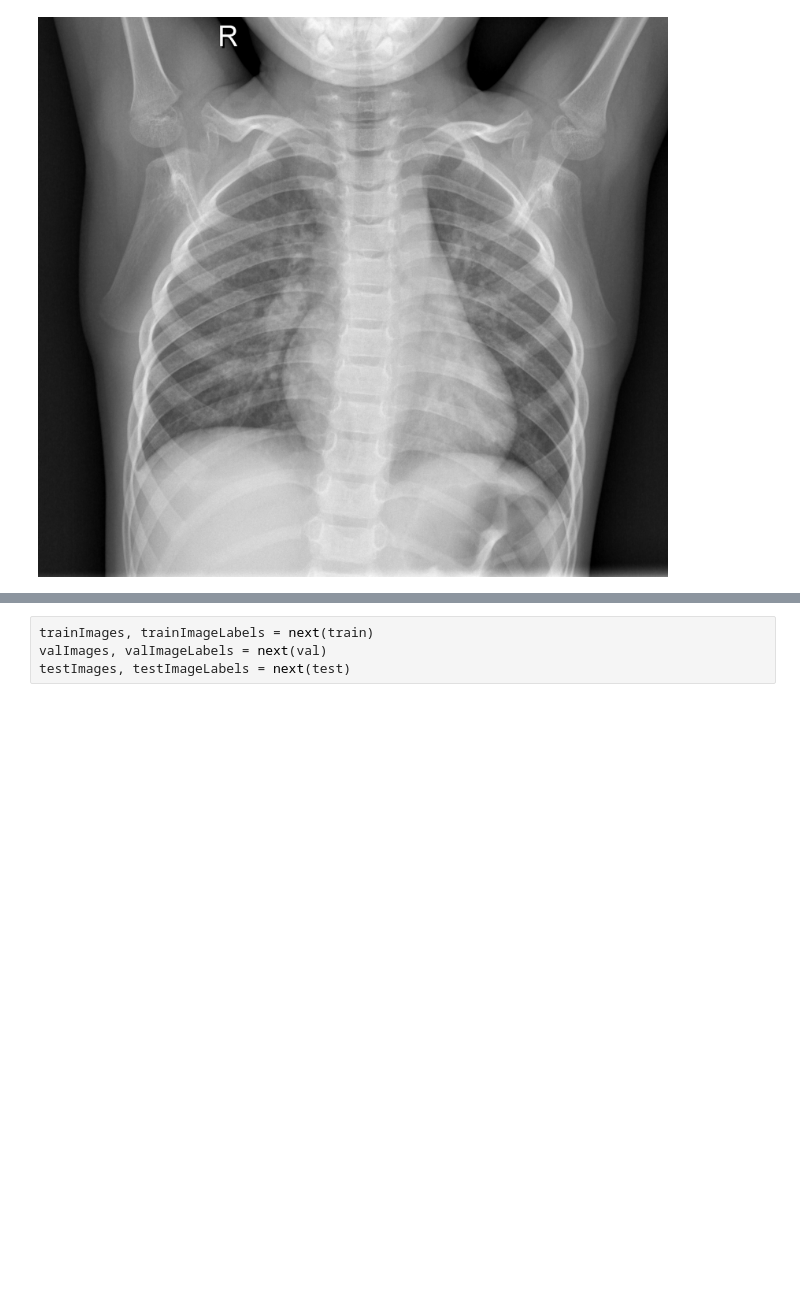
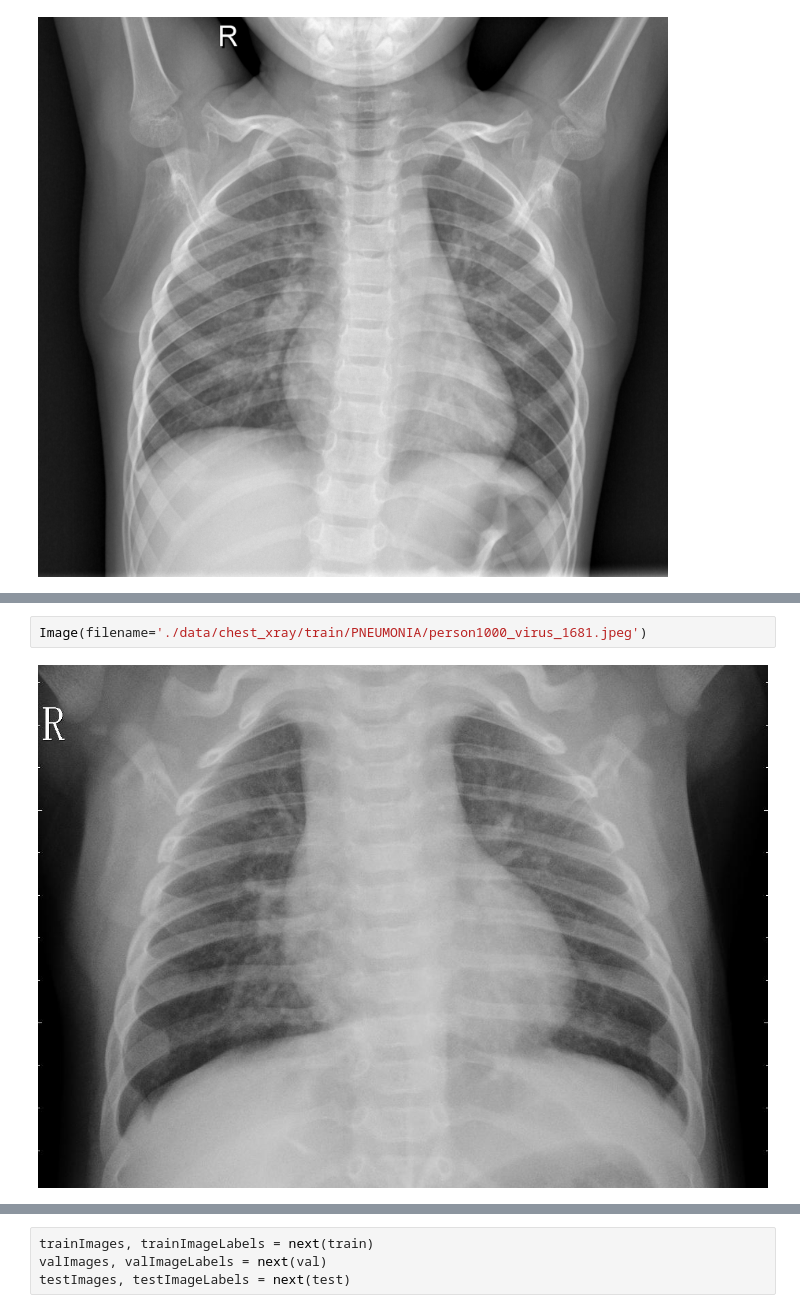
Before and after one commit to minthammock/dsc-mod-4-project-v2-1-onl01-dtsc-pt-041320, a Jupyter notebook: project_notebook.ipynb, the cells around one changed output, grey strips where cells are left out. Saved outputs shown, nothing was run; the diff lists cells and outputs as text; blank space fills up the shorter version.

```diff
--- a/project_notebook.ipynb
+++ b/project_notebook.ipynb
@@ -55 +64,5 @@ Image(filename='./data/chest_xray/train/NORMAL/IM-0115-0001.jpeg')
+# %%
+Image(filename='./data/chest_xray/train/PNEUMONIA/person1000_virus_1681.jpeg')
+# %% [output]
+[figure, added]
 # %%
```
Also changed, not shown: parts of 87 cells of this notebook, 2 other files.
